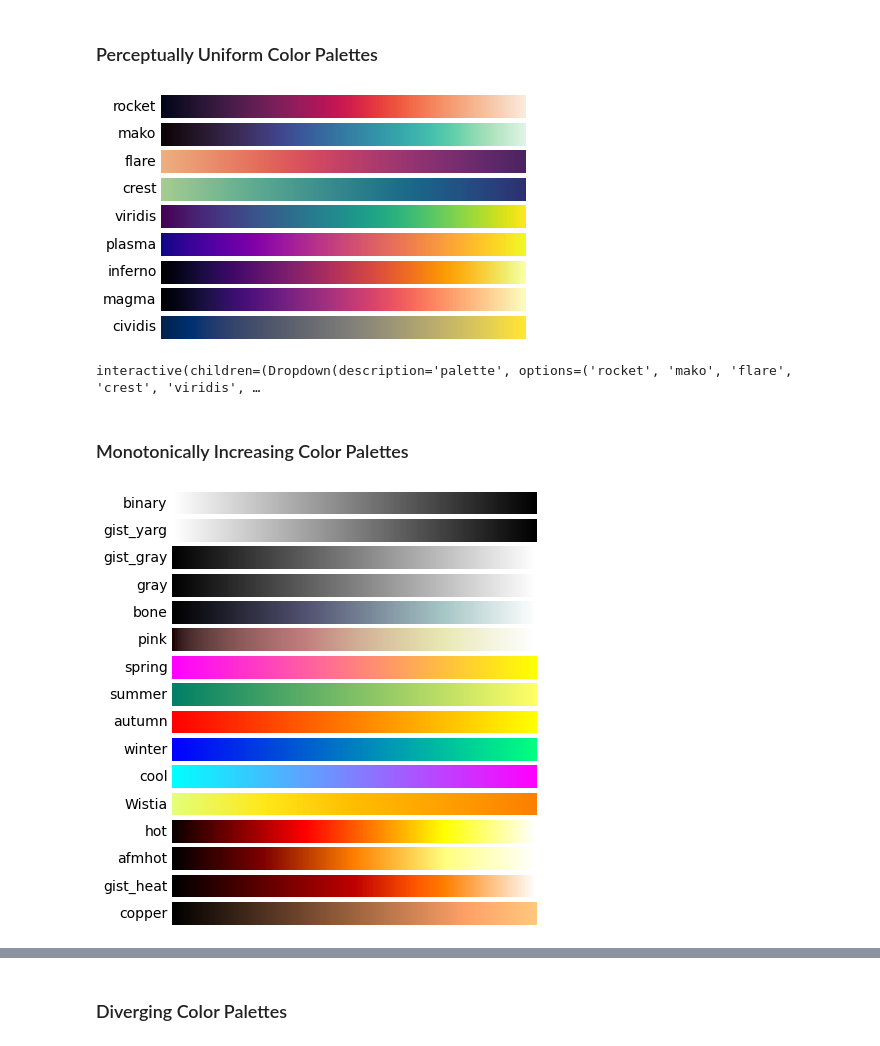
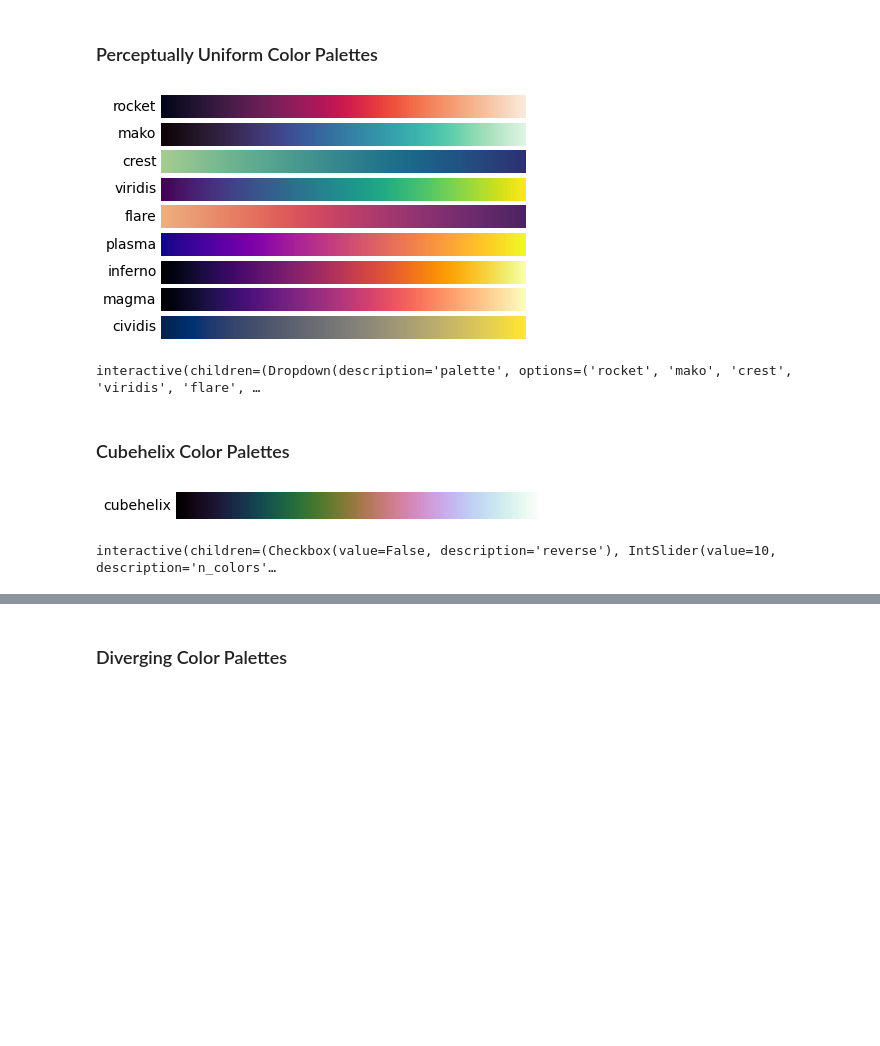
Before and after one commit to tetutaro/seaborn_color_palette, a Jupyter notebook: color_palette.ipynb, the cells around one changed output, grey strips where cells are left out. Cells and saved outputs as stored; diff of their text form; code cells hidden in the pictures; blank space fills up the shorter version.

```diff
--- a/color_palette.ipynb
+++ b/color_palette.ipynb
@@ -31,29 +31,40 @@ sns.palplot(
 # %%
 color_palettes = {
     'qualitative': ' '.join([
-        'deep muted pastel bright dark colorblind',  # seaborn
-        'Pastel1 Pastel2 Paired Accent Dark2 Set1 Set2 Set3',  # matplotlib
-        'tab10 tab20 tab20b tab20c',  # matplotlib default
+        'deep muted pastel bright dark colorblind',  # seaborn original
+        'tab10 tab20 tab20b tab20c',
+        'Paired Accent Set1 Pastel1 Set2 Dark2 Pastel2 Set3',
     ]),
     'cyclic': ' '.join([
-        'hls husl',  # seaborn
-        'twilight twilight_shifted hsv'
+        'hls husl',  # seaborn original
+        'hsv twilight twilight_shifted'
     ]),
     'hue': 'hls husl',
-    'perceptually': ' '.join([
-        'rocket mako flare crest',  # seaborn
-        'viridis plasma inferno magma cividis',  # matplotlib
+    'perceptual': ' '.join([
+        'rocket mako crest',  # seaborn
+        'viridis flare plasma inferno magma cividis',  # matplotlib
     ]),
-    'monotonically': ' '.join([
-        'binary gist_yarg gist_gray gray bone pink',  # matplotlib
-        'spring summer autumn winter cool Wistia',
-        'hot afmhot gist_heat copper',
+    'cubehelix': 'cubehelix',
+    'monotonic': ' '.join([
+        'Greys Reds Greens Blues Oranges Purples',  # matplotlib (1 color)
+        'RdPu GnBu BuPu BuGn OrRd PuBu PuRd YlGn',  # matplotlib (2 colors)
+        'PuBuGn YlGnBu YlOrBr YlOrRd',  # matplotlib
+        'binary gist_yarg gist_gray gray bone pink',  # matplotlib (binary and darken)
     ]),
     'diverging': ' '.join([
         'vlag icefire',  # seaborn (perceptually uniform)
         'PiYG PRGn BrBG PuOr RdGy RdBu',  # matplotlib (two colors)
         'RdYlBu RdYlGn Spectral coolwarm bwr seismic',  # matplotlib (three or more)
     ]),
+    'twisting': ' '.join([
+        'spring summer autumn winter cool Wistia',  # matplotlib (up and down)
+        'hot afmhot gist_heat copper',  # matplotlib (kink)
+    ]),
+    'miscellaneous': ' '.join([
+        'CMRmap brg flag gist_earth gist_ncar gist_rainbow gist_stern gnuplot gnuplot2',
+        'inferno nipy_spectral ocean prism rainbow terrain turbo',
+    ])
+    # "jet" !!
 }
 # %%
 def draw_color_palettes(
@@ -63,6 +74,8 @@ def draw_color_palettes(
     fig.subplots_adjust(top=0.95, bottom=0.01, left=0.2, right=0.99)
     gradient = np.linspace(0, 1, 256)
     gradient = np.vstack((gradient, gradient))
+    if axes.__class__.__name__ != 'ndarray':
+        axes = np.array([axes])
     for ax, palette in zip(axes, palettes):
         cmap = sns.color_palette(
             palette=palette, as_cmap=True
@@ -179,23 +219,38 @@ interactive(children=(Dropdown(description='palette', options=('hls', 'husl'), v
 # %% [markdown]
 ### Perceptually Uniform Color Palettes
 # %%
-draw_color_palettes(palettes=color_palettes['perceptually'].split())
+draw_color_palettes(palettes=color_palettes['perceptual'].split())
 # %% [output]
-[figure, old version]
+[figure, new version]
 # %%
 # Check color palette interactively
 _ = interact(
     draw_each_color_palette,
-    palette=color_palettes['perceptually'].split(),
+    palette=color_palettes['perceptual'].split(),
     reverse=False,
     n_colors=IntSlider(min=1, max=48, step=1, value=10),
     desaturation=FloatSlider(min=0.0, max=1.0, step=0.01, value=1.0)
 )
 # %% [output]
-interactive(children=(Dropdown(description='palette', options=('rocket', 'mako', 'flare', 'crest', 'viridis', …
+interactive(children=(Dropdown(description='palette', options=('rocket', 'mako', 'crest', 'viridis', 'flare', …
 # %% [markdown]
-### Monotonically Increasing Color Palettes
+### Cubehelix Color Palettes
 # %%
-draw_color_palettes(palettes=color_palettes['monotonically'].split())
+draw_color_palettes(palettes=color_palettes['cubehelix'].split())
 # %% [output]
-[figure, old version]
+[figure, new version]
+# %%
+# Adjust hue as you like
+_ = interact(
+    draw_cubehelix_color_palette,
+    reverse=False,
+    n_colors=IntSlider(min=1, max=48, step=1, value=10),
+    start_hue=FloatSlider(min=0.0, max=3.0, step=0.01, value=0.0),
+    n_rotations=FloatSlider(min=-1.0, max=1.0, step=0.01, value=0.4),
+    gamma=FloatSlider(min=0.0, max=20.0, step=0.1, value=1.0),
+    hue=FloatSlider(min=0.0, max=1.0, step=0.01, value=0.8),
+    lightest=FloatSlider(min=0.0, max=1.0, step=0.01, value=0.85),
+    darkest=FloatSlider(min=0.0, max=1.0, step=0.01, value=0.15)
+)
+# %% [output]
+interactive(children=(Checkbox(value=False, description='reverse'), IntSlider(value=10, description='n_colors'…
```
Also changed, not shown: parts of 17 cells of this notebook.
